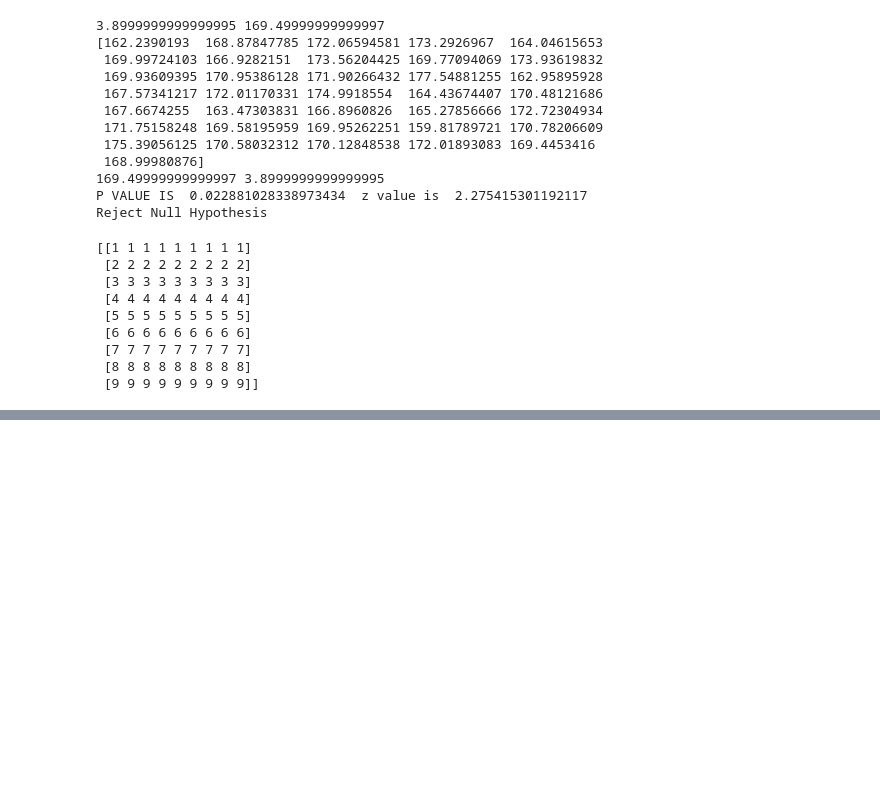
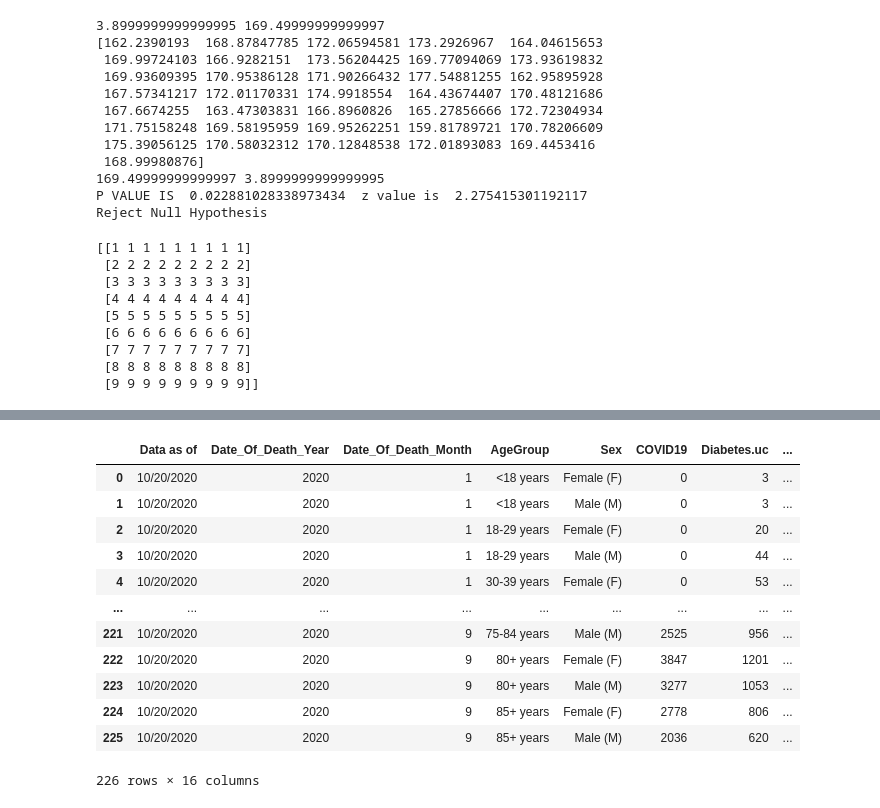
Before and after one commit to rahul86rc/stats_code, a Jupyter notebook: Stats_DescriptiveStats.ipynb, the cells around one changed output, grey strips where cells are left out. Drawn from its saved outputs; the diff is of its cells as text; code cells hidden in the pictures; blank space fills up the shorter version.

```diff
--- a/Stats_DescriptiveStats.ipynb
+++ b/Stats_DescriptiveStats.ipynb
@@ -473,0 +561,16 @@ print (mat_mul(a,b))
+# %%
+deaths_data
+# %% [output]
+|  | Data as of | Date_Of_Death_Year | Date_Of_Death_Month | AgeGroup | Sex | COVID19 | Diabetes.uc | ... |
+| 0 | 10/20/2020 | 2020 | 1 | <18 years | Female (F) | 0 | 3 | ... |
+| 1 | 10/20/2020 | 2020 | 1 | <18 years | Male (M) | 0 | 3 | ... |
+| 2 | 10/20/2020 | 2020 | 1 | 18-29 years | Female (F) | 0 | 20 | ... |
+| 3 | 10/20/2020 | 2020 | 1 | 18-29 years | Male (M) | 0 | 44 | ... |
+| 4 | 10/20/2020 | 2020 | 1 | 30-39 years | Female (F) | 0 | 53 | ... |
+| ... | ... | ... | ... | ... | ... | ... | ... | ... |
+| 221 | 10/20/2020 | 2020 | 9 | 75-84 years | Male (M) | 2525 | 956 | ... |
+| 222 | 10/20/2020 | 2020 | 9 | 80+ years | Female (F) | 3847 | 1201 | ... |
+| 223 | 10/20/2020 | 2020 | 9 | 80+ years | Male (M) | 3277 | 1053 | ... |
+| 224 | 10/20/2020 | 2020 | 9 | 85+ years | Female (F) | 2778 | 806 | ... |
+| 225 | 10/20/2020 | 2020 | 9 | 85+ years | Male (M) | 2036 | 620 | ... |
+226 rows × 16 columns
```
Also changed, not shown: parts of 15 cells of this notebook, 7 other files.
